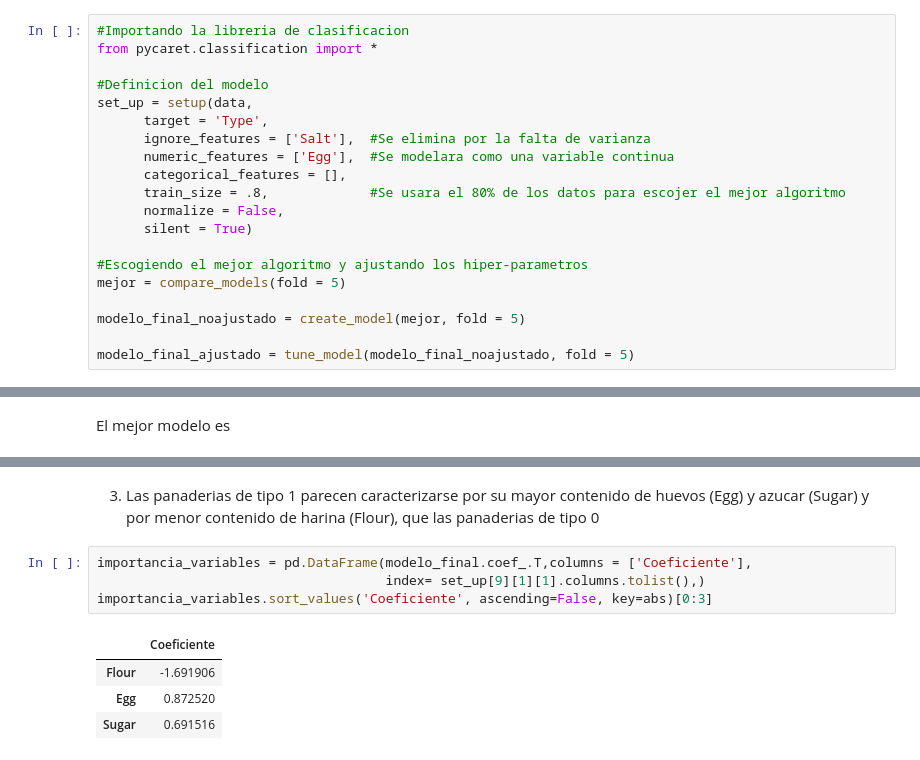
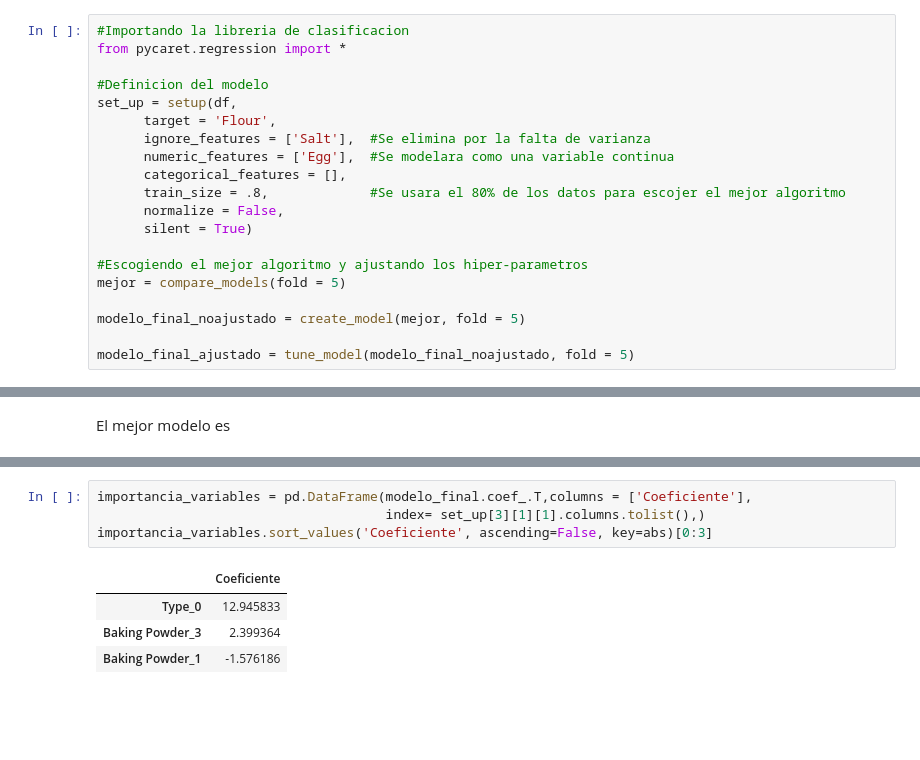
Before and after one commit to eliasalemann/UNI, a Jupyter notebook: EX2.ipynb, the cells around one changed output, grey strips where cells are left out. Drawn from its saved outputs; the diff is of its cells as text; blank space fills up the shorter version.

```diff
--- a/EX2.ipynb
+++ b/EX2.ipynb
@@ -117,11 +117,11 @@ sb.pairplot(df)
 C. Modelado de datos
 # %%
 #Importando la libreria de clasificacion
-from pycaret.classification import *
+from pycaret.regression import *
 
 #Definicion del modelo
-set_up = setup(data,
-      target = 'Type',
+set_up = setup(df,
+      target = 'Flour',
       ignore_features = ['Salt'],  #Se elimina por la falta de varianza
       numeric_features = ['Egg'],  #Se modelara como una variable continua
       categorical_features = [],
@@ -182,13 +175,9 @@ plot_model(modelo_final, plot = 'feature')
-# %% [markdown]
-
-
-3.   Las panaderias de tipo 1 parecen caracterizarse por su mayor contenido de huevos (Egg) y azucar (Sugar) y por menor contenido de harina (Flour), que las panaderias de tipo 0
 # %%
 importancia_variables = pd.DataFrame(modelo_final.coef_.T,columns = ['Coeficiente'],
-                                     index= set_up[9][1][1].columns.tolist(),)
+                                     index= set_up[3][1][1].columns.tolist(),)
 importancia_variables.sort_values('Coeficiente', ascending=False, key=abs)[0:3]
 # %% [output]
 |  | Coeficiente |
-| Flour | -1.691906 |
-| Egg | 0.872520 |
-| Sugar | 0.691516 |
+| Type_0 | 12.945833 |
+| Baking Powder_3 | 2.399364 |
+| Baking Powder_1 | -1.576186 |
```
Also changed, not shown: parts of 10 cells of this notebook.
